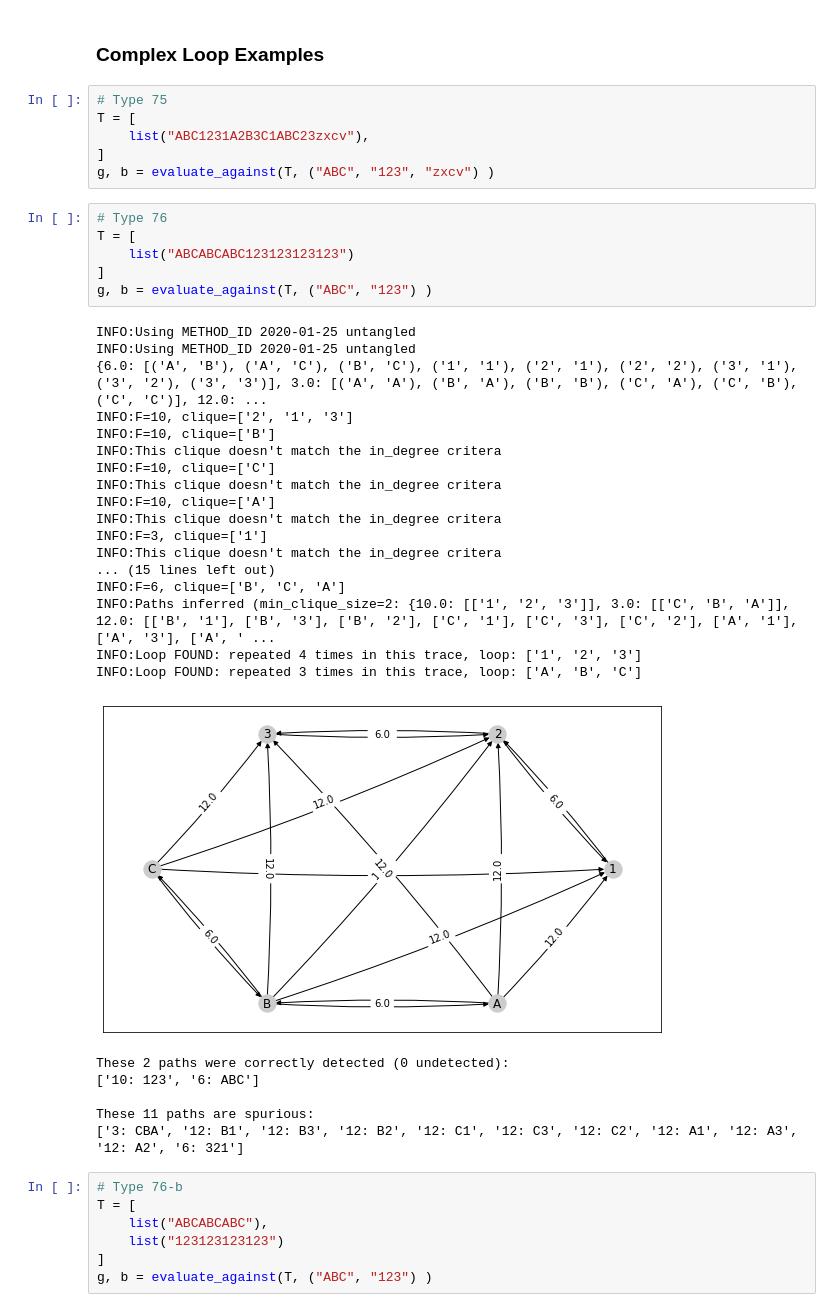
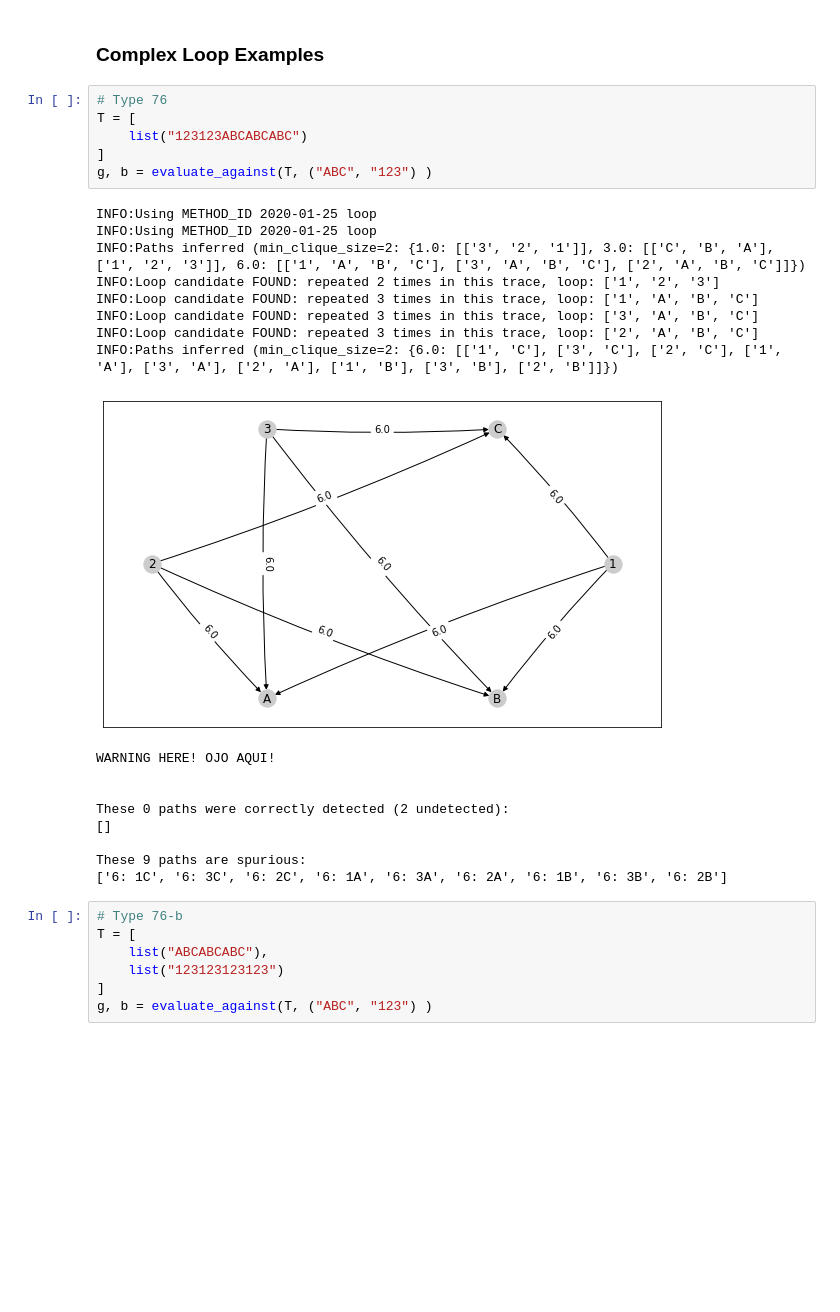
Before and after one commit to jpgil/logdelay, a Jupyter notebook: notebooks/2-structures/2020-01-25-Tests-forCliques.ipynb, the cells around one changed output. Saved outputs shown, nothing was run; the diff lists cells and outputs as text; blank space fills up the shorter version.

Commit message:
Impressive progress... but 123123ABCABCABC is still a mistery

```diff
--- a/notebooks/2-structures/2020-01-25-Tests-forCliques.ipynb
+++ b/notebooks/2-structures/2020-01-25-Tests-forCliques.ipynb
@@ -421,41 +526,29 @@ g, b = evaluate_against(T, ["ABCD", "12345"] )
 # %% [markdown]
 ### Complex Loop Examples
 # %%
-# Type 75
+# Type 76
 T = [
-    list("ABC1231A2B3C1ABC23zxcv"),
+    list("123123ABCABCABC")
 ]
-g, b = evaluate_against(T, ("ABC", "123", "zxcv") )
+g, b = evaluate_against(T, ("ABC", "123") )
+# %% [output]
+INFO:Using METHOD_ID 2020-01-25 loop
+INFO:Using METHOD_ID 2020-01-25 loop
+INFO:Paths inferred (min_clique_size=2: {1.0: [['3', '2', '1']], 3.0: [['C', 'B', 'A'], ['1', '2', '3']], 6.0: [['1', 'A', 'B', 'C'], ['3', 'A', 'B', 'C'], ['2', 'A', 'B', 'C']]})
+INFO:Loop candidate FOUND: repeated 2 times in this trace, loop: ['1', '2', '3']
+INFO:Loop candidate FOUND: repeated 3 times in this trace, loop: ['1', 'A', 'B', 'C']
+INFO:Loop candidate FOUND: repeated 3 times in this trace, loop: ['3', 'A', 'B', 'C']
+INFO:Loop candidate FOUND: repeated 3 times in this trace, loop: ['2', 'A', 'B', 'C']
+INFO:Paths inferred (min_clique_size=2: {6.0: [['1', 'C'], ['3', 'C'], ['2', 'C'], ['1', 'A'], ['3', 'A'], ['2', 'A'], ['1', 'B'], ['3', 'B'], ['2', 'B']]})
+[figure, added]
+WARNING HERE! OJO AQUI!
+
+
+These 0 paths were correctly detected (2 undetected):
+[]
+
+These 9 paths are spurious:
+['6: 1C', '6: 3C', '6: 2C', '6: 1A', '6: 3A', '6: 2A', '6: 1B', '6: 3B', '6: 2B']
-# %%
-# Type 76
-T = [
-    list("ABCABCABC123123123123")
-]
-g, b = evaluate_against(T, ("ABC", "123") )
-# %% [output]
-INFO:Using METHOD_ID 2020-01-25 untangled
-INFO:Using METHOD_ID 2020-01-25 untangled
-{6.0: [('A', 'B'), ('A', 'C'), ('B', 'C'), ('1', '1'), ('2', '1'), ('2', '2'), ('3', '1'), ('3', '2'), ('3', '3')], 3.0: [('A', 'A'), ('B', 'A'), ('B', 'B'), ('C', 'A'), ('C', 'B'), ('C', 'C')], 12.0: ...
-INFO:F=10, clique=['2', '1', '3']
-INFO:F=10, clique=['B']
-INFO:This clique doesn't match the in_degree critera
-INFO:F=10, clique=['C']
-INFO:This clique doesn't match the in_degree critera
-INFO:F=10, clique=['A']
-INFO:This clique doesn't match the in_degree critera
-INFO:F=3, clique=['1']
-INFO:This clique doesn't match the in_degree critera
-... (15 lines left out)
-INFO:F=6, clique=['B', 'C', 'A']
-INFO:Paths inferred (min_clique_size=2: {10.0: [['1', '2', '3']], 3.0: [['C', 'B', 'A']], 12.0: [['B', '1'], ['B', '3'], ['B', '2'], ['C', '1'], ['C', '3'], ['C', '2'], ['A', '1'], ['A', '3'], ['A', ' ...
-INFO:Loop FOUND: repeated 4 times in this trace, loop: ['1', '2', '3']
-INFO:Loop FOUND: repeated 3 times in this trace, loop: ['A', 'B', 'C']
-[figure, removed]
-These 2 paths were correctly detected (0 undetected):
-['10: 123', '6: ABC']
-
-These 11 paths are spurious:
-['3: CBA', '12: B1', '12: B3', '12: B2', '12: C1', '12: C3', '12: C2', '12: A1', '12: A3', '12: A2', '6: 321']
 # %%
 # Type 76-b
 T = [
```
Also changed, not shown: parts of 14 cells of this notebook.
